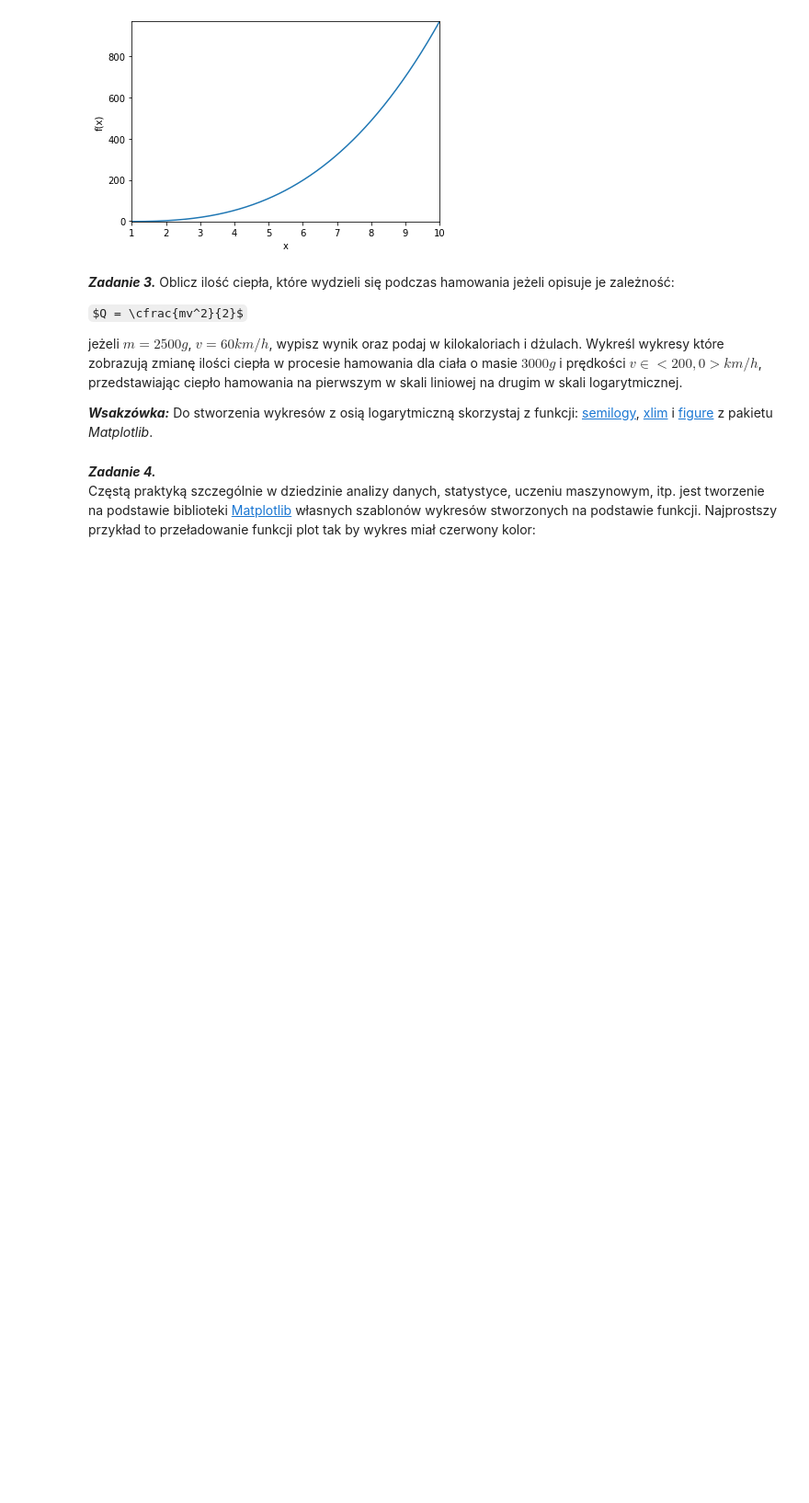
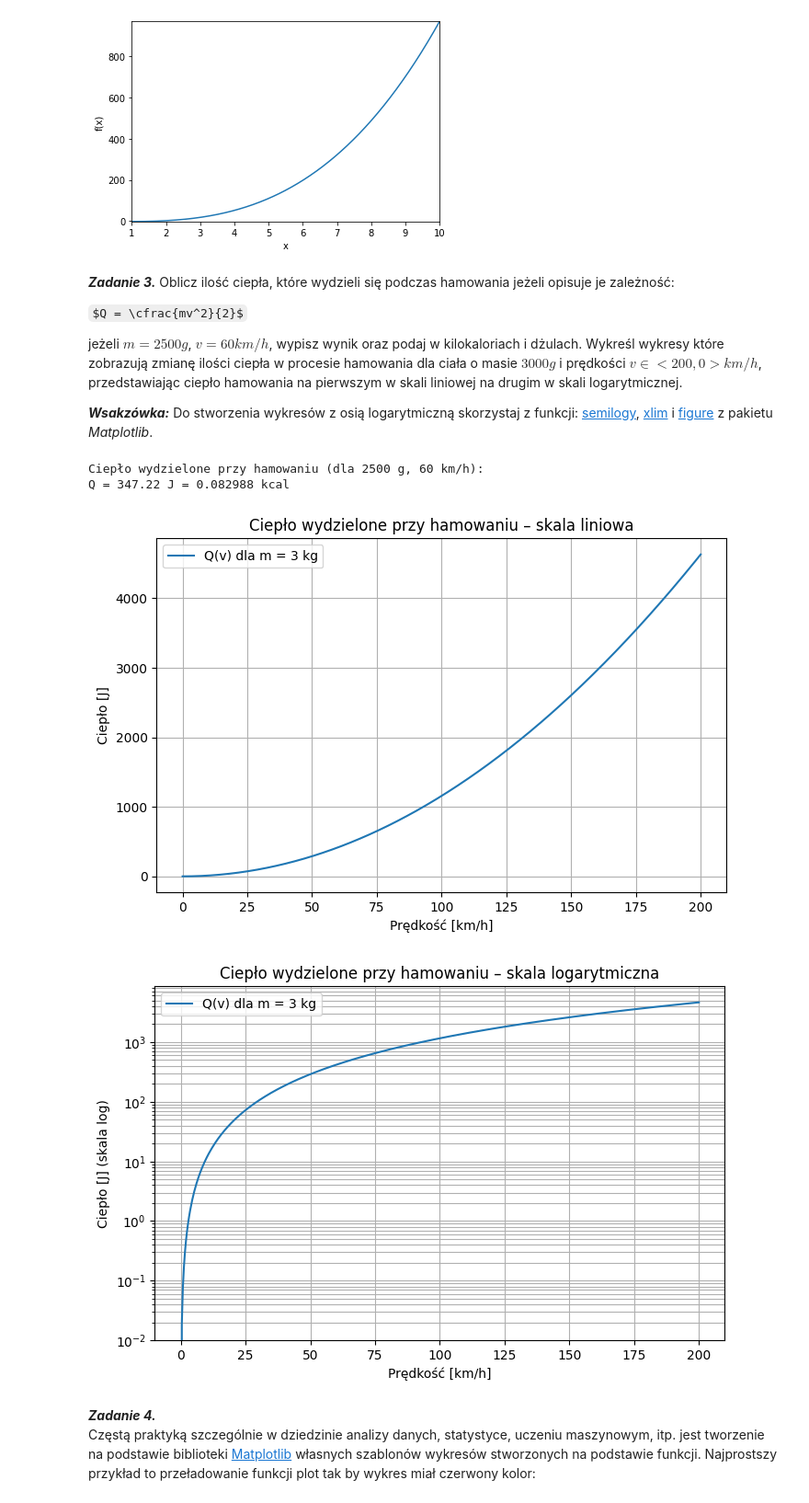
Before and after one commit to Igur7/MN-lab2, a Jupyter notebook: sprawozdanie.ipynb, the cells around one changed output. Shown at 92% size. Cells and saved outputs as stored; diff of their text form; code cells hidden in the pictures; some formulas as TeX source; blank space fills up the shorter version.

```diff
--- a/sprawozdanie.ipynb
+++ b/sprawozdanie.ipynb
@@ -85,12 +85,45 @@ $Q = \cfrac{mv^2}{2}$
 jeżeli $m = 2500g$, $v = 60km/h$, wypisz wynik oraz podaj w kilokaloriach i dżulach. Wykreśl wykresy które zobrazują zmianę ilości ciepła w procesie hamowania dla ciała o masie $3000g$ i prędkości $v\in<200,0>km/h$, przedstawiając ciepło hamowania na pierwszym w skali liniowej na drugim w skali logarytmicznej.
 
 ***Wsakzówka:*** Do stworzenia wykresów z osią logarytmiczną skorzystaj z funkcji: [semilogy](https://matplotlib.org/api/_as_gen/matplotlib.pyplot.semilogy.html), [xlim](https://matplotlib.org/api/_as_gen/matplotlib.pyplot.xlim.html?highlight=xlim#matplotlib.pyplot.xlim) i [figure](https://matplotlib.org/api/_as_gen/matplotlib.pyplot.figure.html?highlight=figure#matplotlib.pyplot.figure) z pakietu *Matplotlib*.
-# %%
-m = 2,5
-v = 60/3.6
-def Q(m,v):
-    return (m*v**2)/2
-v = linspace(0,200)
+# %%
+m1 = 2500 / 1000
+v1 = 60 * 1000 / 3600
+
+def Q(m, v):
+    return (m * v**2) / 2
+
+Q_joule = Q(m1, v1)
+Q_kcal = Q_joule / 4184  # 1 kcal = 4184 J
+
+print(f"Ciepło wydzielone przy hamowaniu (dla 2500 g, 60 km/h):")
+print(f"Q = {Q_joule:.2f} J = {Q_kcal:.6f} kcal")
+
+m2 = 3000 / 1000
+v = np.linspace(0, 200, 500) * 1000 / 3600
+Q_values = Q(m2, v)
+
+plt.figure(figsize=(8,5))
+plt.plot(v * 3.6, Q_values, label='Q(v) dla m = 3 kg')
+plt.xlabel('Prędkość [km/h]')
+plt.ylabel('Ciepło [J]')
+plt.title('Ciepło wydzielone przy hamowaniu – skala liniowa')
+plt.grid(True)
+plt.legend()
+plt.show()
+
+plt.figure(figsize=(8,5))
+plt.semilogy(v * 3.6, Q_values, label='Q(v) dla m = 3 kg')
+plt.xlabel('Prędkość [km/h]')
+plt.ylabel('Ciepło [J] (skala log)')
+plt.title('Ciepło wydzielone przy hamowaniu – skala logarytmiczna')
+plt.grid(True, which="both")
+plt.legend()
+plt.show()
+# %% [output]
+Ciepło wydzielone przy hamowaniu (dla 2500 g, 60 km/h):
+Q = 347.22 J = 0.082988 kcal
+[figure, added]
+[figure, added]
 # %% [markdown]
 ***Zadanie 4.***
 Częstą praktyką szczególnie w dziedzinie analizy danych, statystyce, uczeniu maszynowym, itp. jest tworzenie na podstawie biblioteki [Matplotlib](https://matplotlib.org/) własnych szablonów wykresów stworzonych na podstawie funkcji. Najprostszy przykład to przeładowanie funkcji plot tak by wykres miał czerwony kolor:
```
Also changed, not shown: parts of 9 cells of this notebook, 1 other file.
